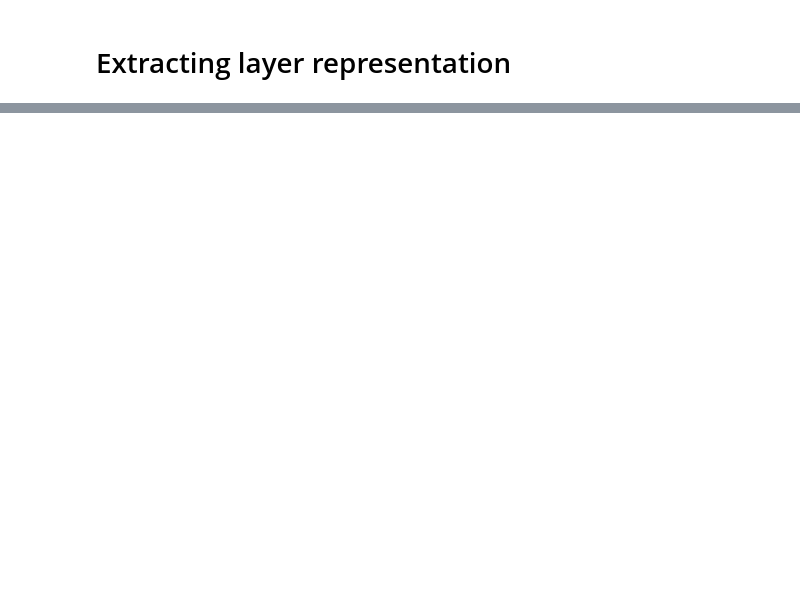
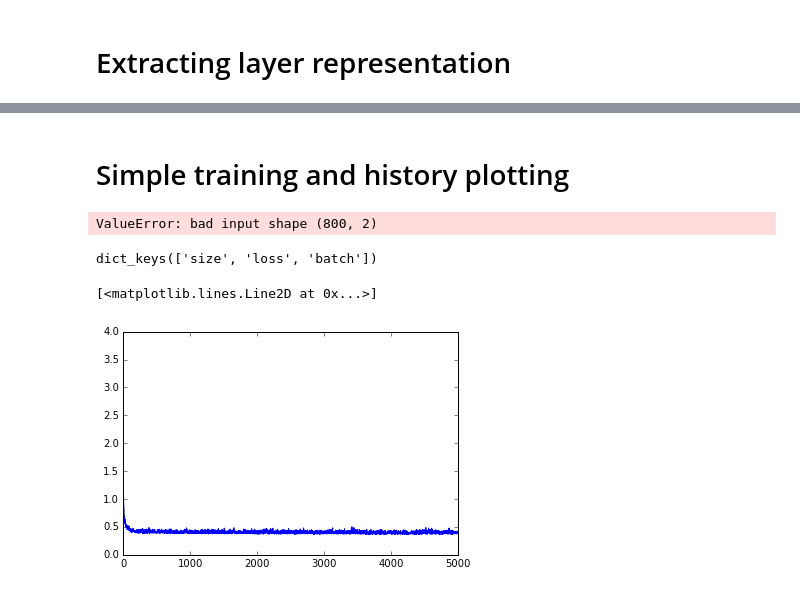
Before and after one commit to alvarouc/mlp, a Jupyter notebook: examples/moon_sklearn.ipynb, the cells around one changed output, grey strips where cells are left out. Drawn from its saved outputs; the diff is of its cells as text; code cells hidden in the pictures; blank space fills up the shorter version.

```diff
--- a/examples/moon_sklearn.ipynb
+++ b/examples/moon_sklearn.ipynb
@@ -60,0 +57,23 @@ plt.plot(layers[2][label==1,0], layers[2][label==1,1],'r.')
+# %% [markdown]
+# Simple training and history plotting
+# %%
+from sklearn.cross_validation import StratifiedKFold
+
+kf = StratifiedKFold(label, n_folds=5, shuffle=True, random_state=1988)
+kf = list(kf)
+train, test = kf[0]
+clf = MLP(n_hidden=10, n_deep=3, l2_norm=1, drop=0.1, verbose=0, early_stop=False)
+clf.fit(data[train,:], label[train])
+clf.auc(data[train,:], label[train])
+# %% [output]
+ValueError: bad input shape (800, 2)
+# %%
+print(clf.hist.history.keys())
+#plt.plot(clf.hist.history['val_loss'])
+plt.plot(clf.hist.history['loss'])
+#plt.plot(clf.hist.history['size'])
+#plt.plot(clf.hist.history['batch'])
+# %% [output]
+dict_keys(['size', 'loss', 'batch'])
+[<matplotlib.lines.Line2D at 0x...>]
+[figure, added]
```
Also changed, not shown: parts of 5 cells of this notebook, 1 other file.
